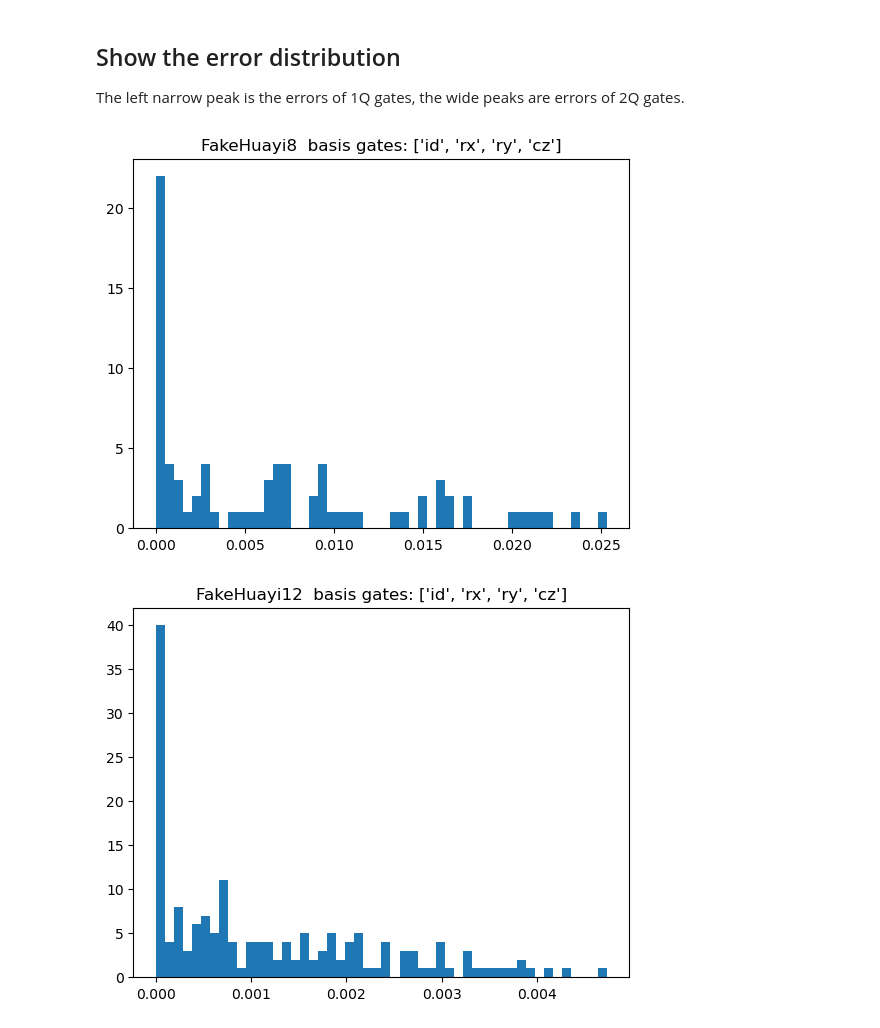
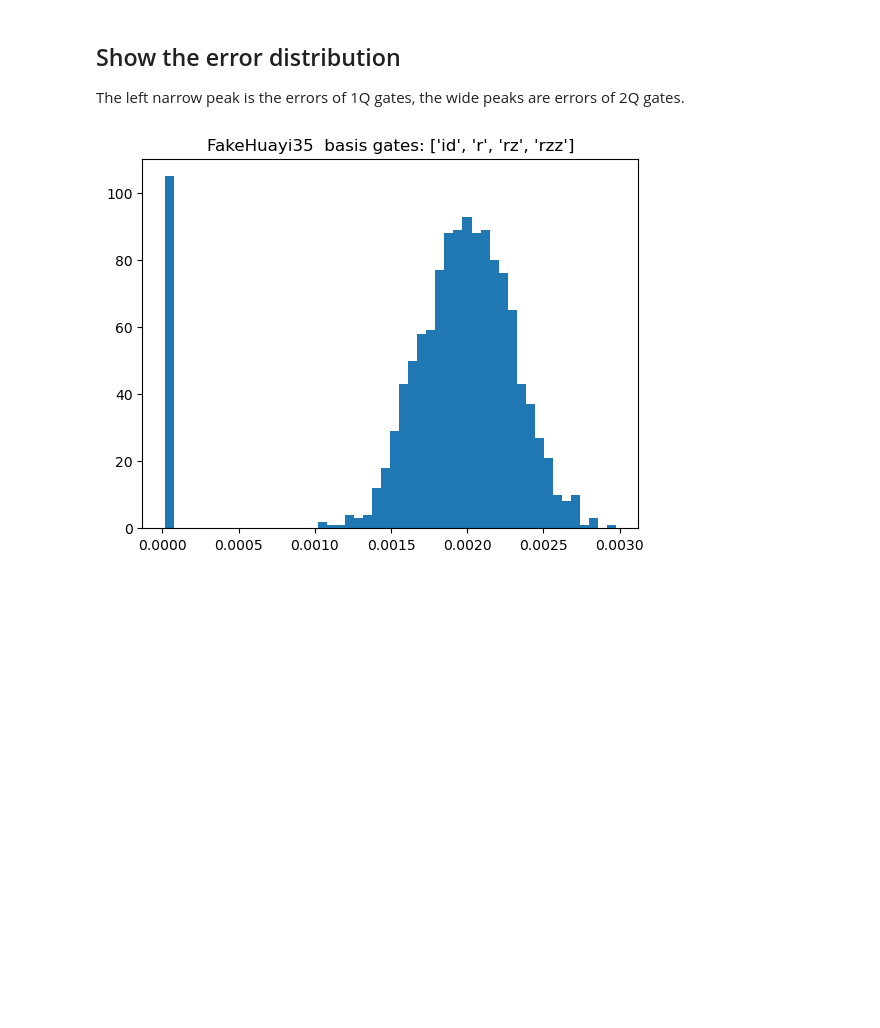
Before and after one commit to coding-xyz/huayi-providers, a Jupyter notebook: create_random_data.ipynb, the cells around one changed output. Saved outputs shown, nothing was run; the diff lists cells and outputs as text; code cells hidden in the pictures; blank space fills up the shorter version.

Commit message:
create a low-error backend Huayi35

```diff
--- a/create_random_data.ipynb
+++ b/create_random_data.ipynb
@@ -53,7 +53,7 @@ pd.set_option('display.max_rows', 8)
 # %% [markdown]
 ## Create qubits_info and gates_info
 # %%
-n_qubits = 32
+n_qubits = 35
 qubits_file_name = 'data/qubits_data_{}.csv'.format(n_qubits)
 gates_file_name = 'data/gates_data_{}.csv'.format(n_qubits)
 
@@ -69,9 +69,9 @@ for i in range(n_qubits):
     qubits_info.loc[i] = [abs(random.gauss(50e3, 1e3)), now_time(), # T1
                          abs(random.gauss(1000, 50)), now_time(),   # T2
                          abs(random.gauss(1, 0.05)), now_time(),    # frequency
-                         abs(random.gauss(0.0005, 0.0001)), now_time(), # readout_error
-                         abs(random.gauss(0.0005, 0.0001)), now_time(), # prob_0_1
-                         abs(random.gauss(0.0005, 0.0001)), now_time(), # prob_1_0
+                         abs(random.gauss(0.0001, 0.00002)), now_time(), # readout_error
+                         abs(random.gauss(0.0001, 0.00002)), now_time(), # prob_0_1
+                         abs(random.gauss(0.0001, 0.00002)), now_time(), # prob_1_0
                          abs(random.gauss(0.1, 0.01)), now_time(),] # readout_length
 
 gates_info = pd.DataFrame(columns=['qubits',
@@ -85,18 +85,19 @@ for gate in ['id', 'r' ,'rz']:
         iter += 1
         gates_info.loc[iter] = ['['+str(j)+']',
                                 gate,
-                                abs(random.gauss(0.0015, 0.0002)), now_time(), # 1qb gate error
+                                abs(random.gauss(0.00003, 0.000005)), now_time(), # 1qb gate error
                                 random.gauss(150, 10), now_time(),
                                 gate+str(j)]
 for gate in ['rzz']:
     for i in range(n_qubits):
         for j in list(range(i))+list(range(i+1,n_qubits)):
-            if abs(j-i) < 3:
-                error_2qb = abs(random.gauss(0.0045, 0.0005)) # 2qb gate error (|j-i|=1)
-            elif abs(j-i) < 7:
-                error_2qb = abs(random.gauss(0.01, 0.002)) # 2qb gate error (|j-i|=2,3,4)
-            else:
-                continue
+            error_2qb = abs(random.gauss(0.002, 0.0003))
+            # if abs(j-i) < 3:
+            #     error_2qb = abs(random.gauss(0.0045, 0.0005)) # 2qb gate error (|j-i|=1)
+            # elif abs(j-i) < 7:
+            #     error_2qb = abs(random.gauss(0.01, 0.002)) # 2qb gate error (|j-i|=2,3,4)
+            # else:
+            #     continue
             iter += 1
             gates_info.loc[iter] = ['['+str(i)+','+str(j)+']',
                                     gate,
@@ -141,27 +142,26 @@ The left narrow peak is the errors of 1Q gates, the wide peaks are errors of 2Q
 # %%
 import pandas as pd
 import matplotlib.pyplot as plt
 
-for n in [8,12,30,32,37]:
+for n in [35]:
     data = pd.read_csv(f"./data/gates_data_{n}.csv")
     basis_gates = list(data["gate"].drop_duplicates())
     plt.hist(data["gate_error"], bins=50)
     plt.title(f"FakeHuayi{n}  basis gates: {basis_gates}")
     plt.show()
 
 
-data = pd.read_csv(f"./data/gates_data_32_lower.csv")
-basis_gates = list(data["gate"].drop_duplicates())
-plt.hist(data["gate_error"], bins=50)
-plt.title(f"FakeHuayi32_LE  basis gates: {basis_gates}")
-plt.show()
+# data = pd.read_csv(f"./data/gates_data_32_lower.csv")
+# basis_gates = list(data["gate"].drop_duplicates())
+# plt.hist(data["gate_error"], bins=50)
+# plt.title(f"FakeHuayi32_LE  basis gates: {basis_gates}")
+# plt.show()
 
 
-data = pd.read_csv(f"./data/gates_data_32_lower_rzz.csv")
-basis_gates = list(data["gate"].drop_duplicates())
-plt.hist(data["gate_error"], bins=50)
-plt.title(f"FakeHuayi32_LE_RZZ  basis gates: {basis_gates}")
-plt.show()
+# data = pd.read_csv(f"./data/gates_data_32_lower_rzz.csv")
+# basis_gates = list(data["gate"].drop_duplicates())
+# plt.hist(data["gate_error"], bins=50)
+# plt.title(f"FakeHuayi32_LE_RZZ  basis gates: {basis_gates}")
+# plt.show()
 # %% [output]
-[figure, old version]
+[figure, new version]
-[figure, removed]
```
Also changed, not shown: parts of 2 cells of this notebook, 8 other files.
